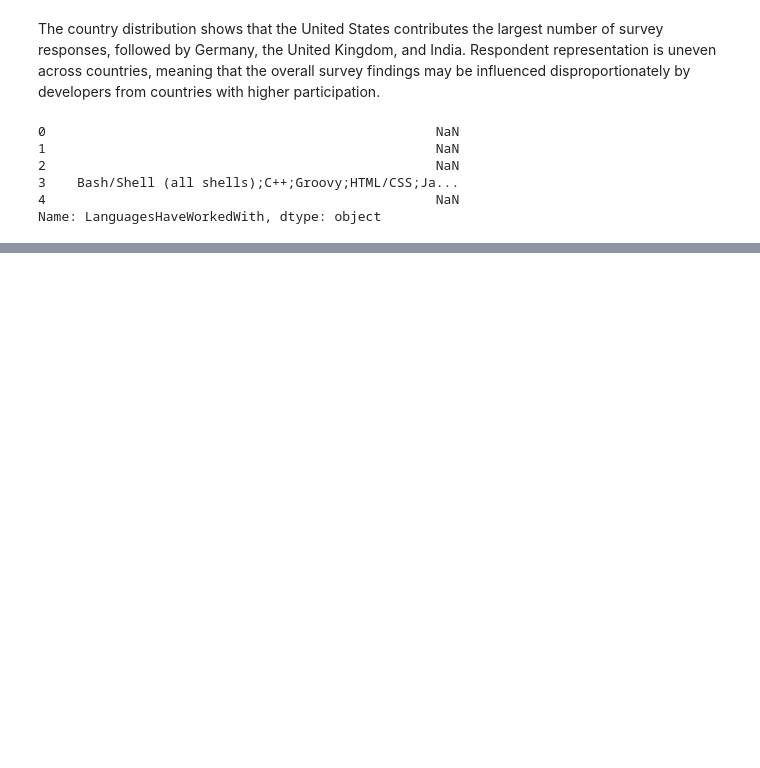
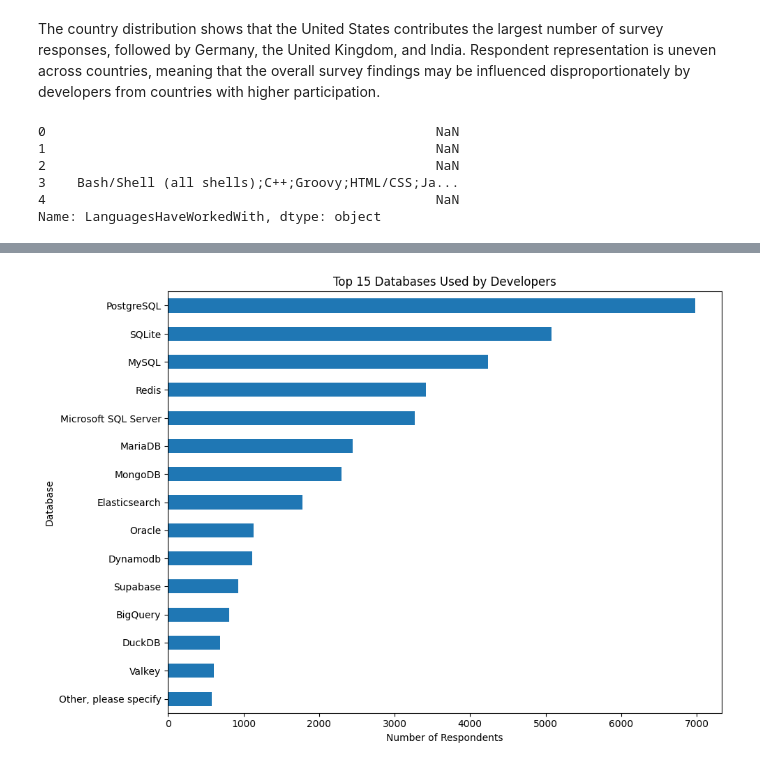
Before and after one commit to SandaruNipuna1/developer-survey-eda, a Jupyter notebook: developer_survey_eda.ipynb, the cells around one changed output, grey strips where cells are left out. Cells and saved outputs as stored; diff of their text form; code cells hidden in the pictures; blank space fills up the shorter version.

```diff
--- a/developer_survey_eda.ipynb
+++ b/developer_survey_eda.ipynb
@@ -232,0 +286,15 @@ Name: LanguagesHaveWorkedWith, dtype: object
+# %%
+# Extract database responses
+databases = df['DatabasesHaveWorkedWith'].dropna()
+
+# Split multiple databases
+databases = databases.str.split(';')
+
+# Flatten the lists
+databases = databases.explode()
+
+# Count each database
+database_counts = databases.value_counts()
+
+# Display top 15
+database_counts.head(15)
@@ -232,0 +319,17 @@ Name: LanguagesHaveWorkedWith, dtype: object
+# %%
+# Select the top 15 databases
+top_databases = database_counts.head(15)
+
+# Create horizontal bar chart
+plt.figure(figsize=(10, 7))
+
+top_databases.sort_values().plot(kind='barh')
+
+plt.title('Top 15 Databases Used by Developers')
+plt.xlabel('Number of Respondents')
+plt.ylabel('Database')
+
+plt.tight_layout()
+plt.show()
+# %% [output]
+[figure, added]
```
Also changed, not shown: parts of 11 cells of this notebook.
